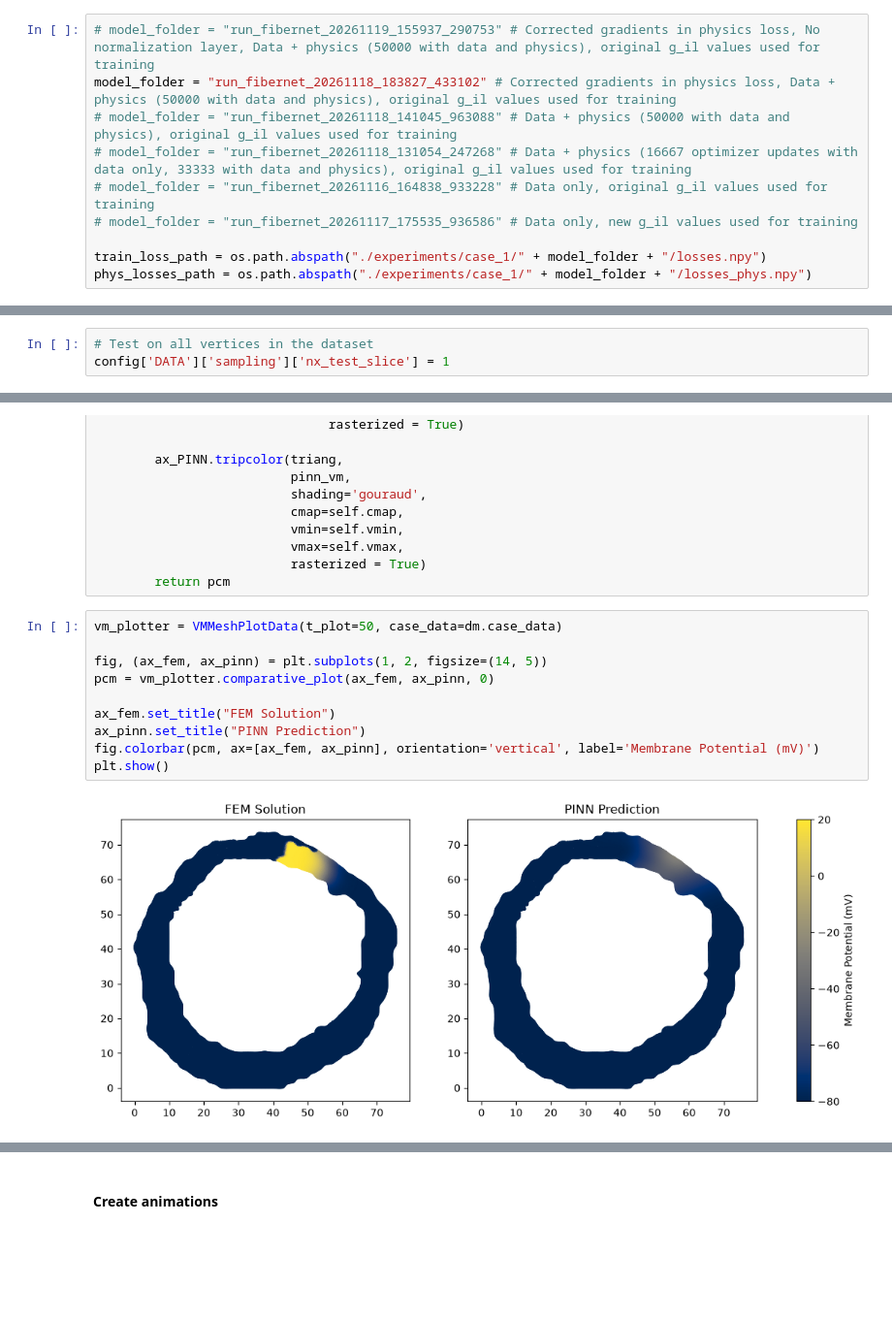
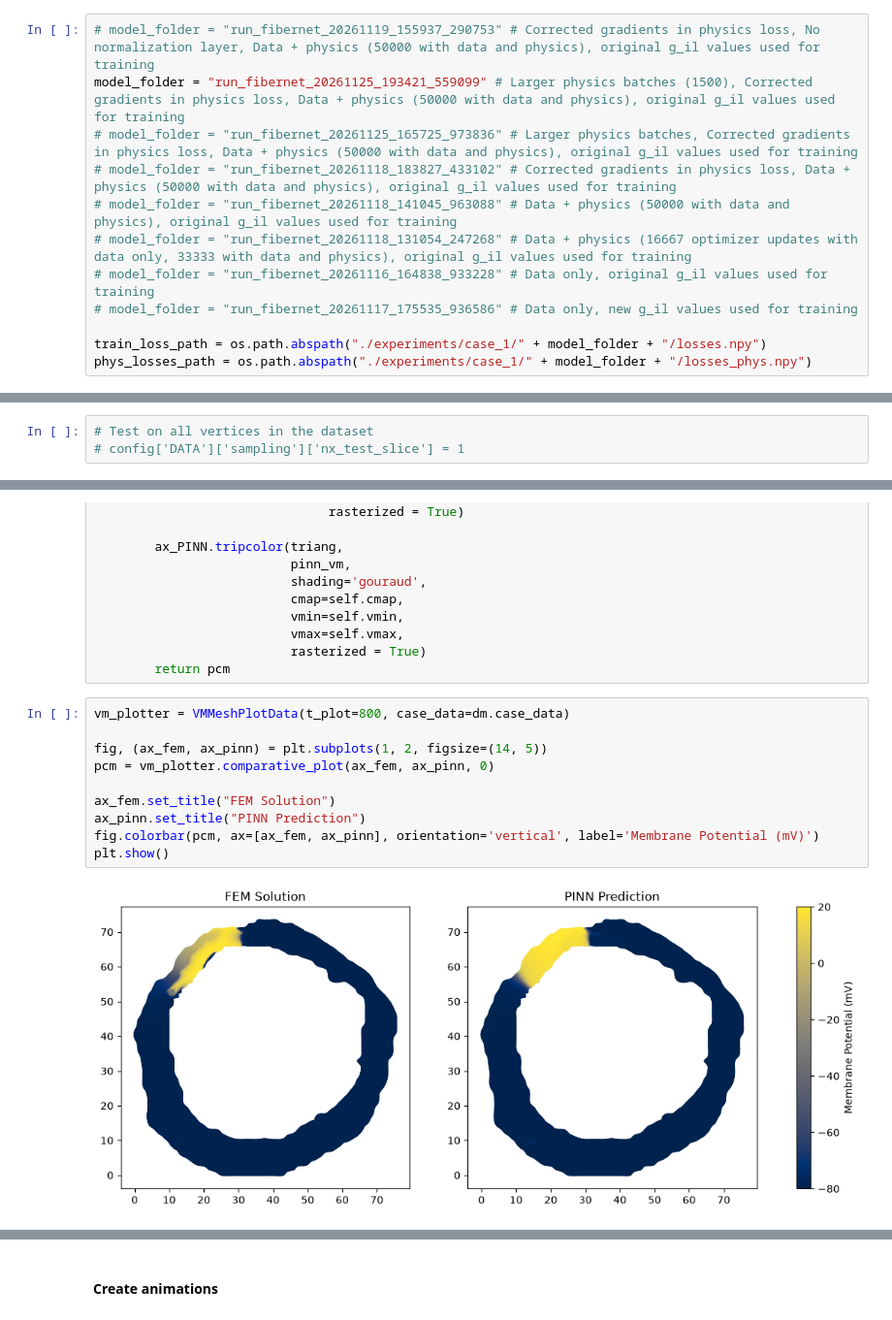
Before and after one commit to Adamjakobsen/SCAR-EP-PINN, a Jupyter notebook: explore_data.ipynb, the cells around one changed output, grey strips where cells are left out. Shown at 97% size. Cells and saved outputs as stored; diff of their text form; blank space fills up the shorter version.

```diff
--- a/explore_data.ipynb
+++ b/explore_data.ipynb
@@ -7,7 +7,9 @@ import torch
 import matplotlib.tri as tri
 # %%
 # model_folder = "run_fibernet_20261119_155937_290753" # Corrected gradients in physics loss, No normalization layer, Data + physics (50000 with data and physics), original g_il values used for training
-model_folder = "run_fibernet_20261118_183827_433102" # Corrected gradients in physics loss, Data + physics (50000 with data and physics), original g_il values used for training
+model_folder = "run_fibernet_20261125_193421_559099" # Larger physics batches (1500), Corrected gradients in physics loss, Data + physics (50000 with data and physics), original g_il values used for training
+# model_folder = "run_fibernet_20261125_165725_973836" # Larger physics batches, Corrected gradients in physics loss, Data + physics (50000 with data and physics), original g_il values used for training
+# model_folder = "run_fibernet_20261118_183827_433102" # Corrected gradients in physics loss, Data + physics (50000 with data and physics), original g_il values used for training
 # model_folder = "run_fibernet_20261118_141045_963088" # Data + physics (50000 with data and physics), original g_il values used for training
 # model_folder = "run_fibernet_20261118_131054_247268" # Data + physics (16667 optimizer updates with data only, 33333 with data and physics), original g_il values used for training
 # model_folder = "run_fibernet_20261116_164838_933228" # Data only, original g_il values used for training
@@ -190,7 +192,7 @@ config = load_config(config_path)
 dataset_path = case_dataset_path(case)
 # %%
 # Test on all vertices in the dataset
-config['DATA']['sampling']['nx_test_slice'] = 1
+# config['DATA']['sampling']['nx_test_slice'] = 1
 # %%
 dm = ScarPINNDataModule(config, case=case)
 dm.setup_data()
@@ -407,17 +444,17 @@ class VMMeshPlotData(MeshPlotData):
                           rasterized = True)
         return pcm
 # %%
-vm_plotter = VMMeshPlotData(t_plot=50, case_data=dm.case_data)
+vm_plotter = VMMeshPlotData(t_plot=800, case_data=dm.case_data)
 
 fig, (ax_fem, ax_pinn) = plt.subplots(1, 2, figsize=(14, 5))
 pcm = vm_plotter.comparative_plot(ax_fem, ax_pinn, 0)
 
 ax_fem.set_title("FEM Solution")
 ax_pinn.set_title("PINN Prediction")
 fig.colorbar(pcm, ax=[ax_fem, ax_pinn], orientation='vertical', label='Membrane Potential (mV)')
 plt.show()
 # %% [output]
-[figure, old version]
+[figure, new version]
 # %%
 from utils import get_mesh_data
 import matplotlib.tri as tri
```
Also changed, not shown: parts of 14 cells of this notebook.
